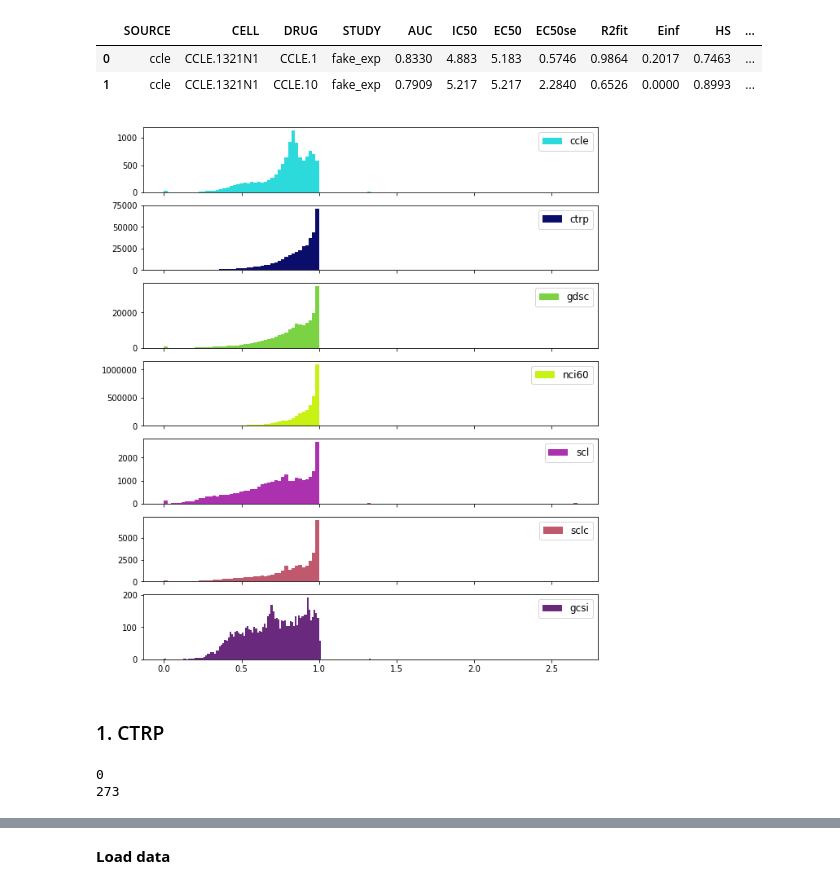
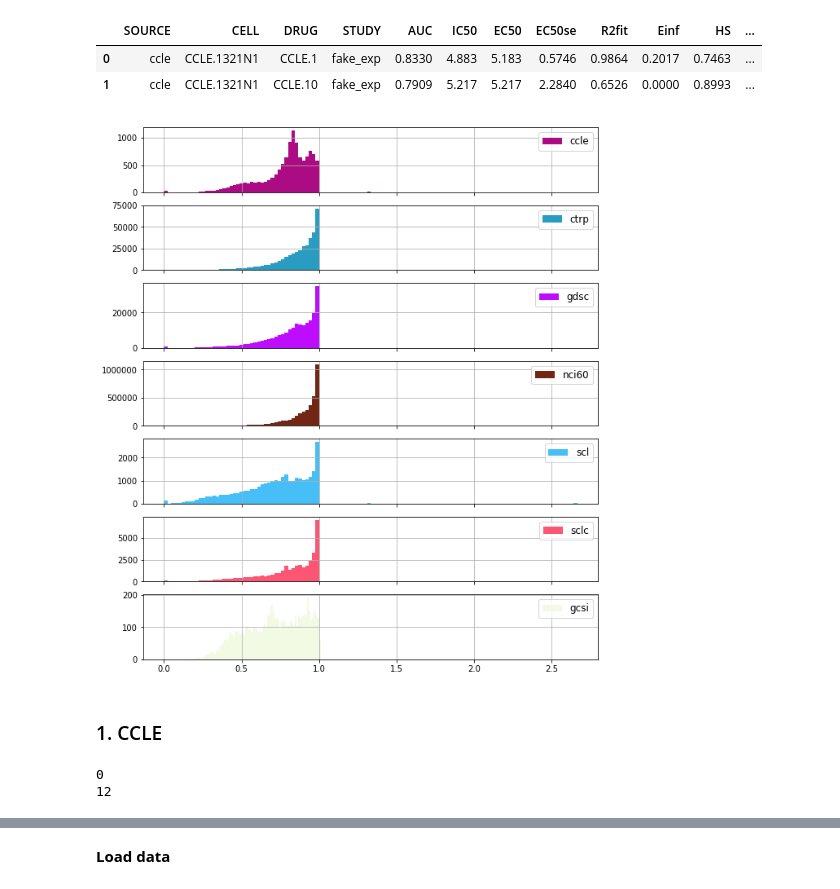
Before and after one commit to adpartin/pilot1, a Jupyter notebook: notebooks/rsp_tfms.ipynb, the cells around one changed output, grey strips where cells are left out. Cells and saved outputs as stored; diff of their text form; code cells hidden in the pictures.

```diff
--- a/notebooks/rsp_tfms.ipynb
+++ b/notebooks/rsp_tfms.ipynb
@@ -26,7 +29,9 @@ file_path = os.getcwd()  # os.path.dirname(os.path.relpath(__file__))
 utils_path = os.path.abspath(os.path.join(file_path, '../src/train'))
 sys.path.append(utils_path)
 # %%
-DATADIR = '/Users/apartin/work/jdacs/Benchmarks/Data/Pilot1'
+# DATADIR = '/Users/apartin/work/jdacs/Benchmarks/Data/Pilot1'
+DATADIR = '/vol/ml/apartin/Benchmarks/Data/Pilot1'
+
 OURDIR = os.path.join(file_path, 'rsp_data_tfms')
 os.makedirs(OURDIR, exist_ok=True)
 # %%
@@ -73,13 +78,14 @@ rsp.iloc[:2,:]
 # %%
 df = rsp.copy()
 
 fig, ax = plt.subplots(len(df['SOURCE'].unique()), 1, sharex=True, figsize=(10, 12))
 ax = ax.ravel()
 for i, src_name in enumerate(df['SOURCE'].unique()):
     y = df[df['SOURCE']==src_name][target_name].copy()
     ax[i].hist(y, bins=120, label=src_name, color=np.random.rand(3))
     # sns.distplot(v.values, bins=100, kde=False, label=src, ax=ax[i], color='b')
     ax[i].legend(loc='upper right', fontsize=12)
+    ax[i].grid(True)
     # ax[i].set_xlim([-0.02, 1.02])
 # %% [output]
-[figure, old version]
+[figure, new version]
@@ -86,9 +101,12 @@ for i, src_name in enumerate(df['SOURCE'].unique()):
 # %% [markdown]
-### 1. CTRP
+### 1. CCLE
 # %%
-ctrp = df[df['SOURCE']=='ctrp'][target_name].reset_index(drop=True).copy()
-print((ctrp < 0).sum())
-print((ctrp > 1).sum())
+ccle = df[df['SOURCE']=='ccle'][target_name].reset_index(drop=True).copy()
+print((ccle < 0).sum())
+print((ccle > 1).sum())
+
+# Keep in values
+y = ccle[(ccle >= 0) & (ccle <= 1)].copy()
 # %% [output]
 0
-273
+12
```
Also changed, not shown: parts of 29 cells of this notebook.
